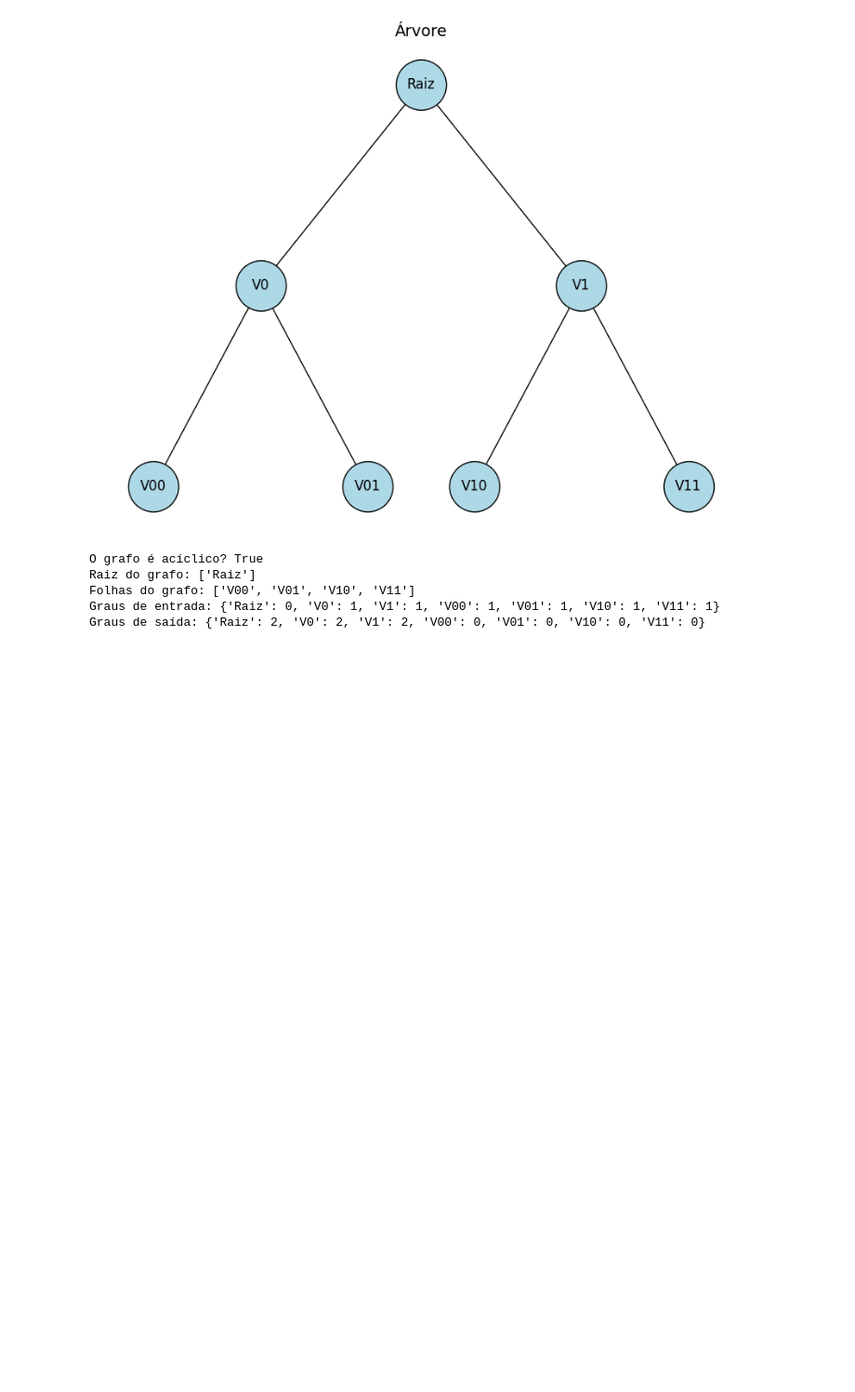
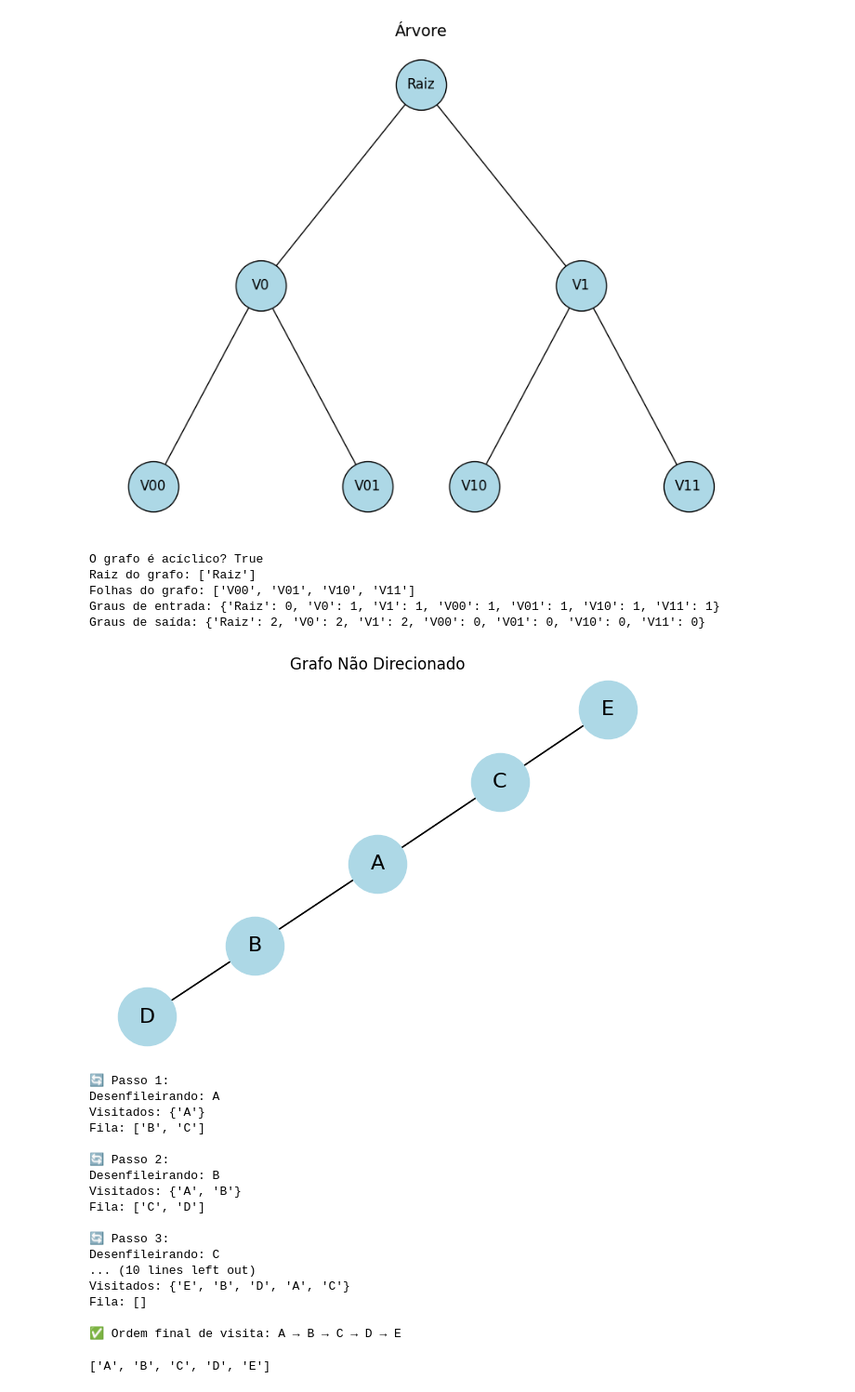
Before and after one commit to RuanSombra/Atividade-Grafos, a Jupyter notebook: ruan_pactrick_sousa.ipynb, the cells around one changed output. Shown: that part at 93% size. Cells and saved outputs as stored; diff of their text form; code cells hidden in the pictures; blank space fills up the shorter version.

Commit message:
busca em largura (bfs) e exemplo intuitivo

```diff
--- a/ruan_pactrick_sousa.ipynb
+++ b/ruan_pactrick_sousa.ipynb
@@ -397,3 +397,79 @@ Raiz do grafo: ['Raiz']
 Folhas do grafo: ['V00', 'V01', 'V10', 'V11']
 Graus de entrada: {'Raiz': 0, 'V0': 1, 'V1': 1, 'V00': 1, 'V01': 1, 'V10': 1, 'V11': 1}
 Graus de saída: {'Raiz': 2, 'V0': 2, 'V1': 2, 'V00': 0, 'V01': 0, 'V10': 0, 'V11': 0}
+# %%
+# BUSCA EM LARGURA (BFS)
+# REALIZANDO O EXEMPLO INTUITIVO
+
+import networkx as nx
+import matplotlib.pyplot as plt
+from collections import deque
+
+# Criando o grafo não dirigido
+G = nx.Graph()
+
+# Adicionando vértices e arestas
+vertices = ['A', 'B', 'C', 'D', 'E']
+arestas = [('A', 'B'), ('A', 'C'), ('B', 'D'), ('C', 'E')]
+G.add_nodes_from(vertices)
+G.add_edges_from(arestas)
+
+# Função de busca em largura (BFS)
+def bfs(grafo, inicio):
+    visitados = set()
+    fila = deque([inicio])
+    ordem_visita = []
+
+    passo = 1
+    while fila:
+        print(f"\n🔄 Passo {passo}:")
+        atual = fila.popleft()
+        print(f"Desenfileirando: {atual}")
+
+        if atual not in visitados:
+            visitados.add(atual)
+            ordem_visita.append(atual)
+            print(f"Visitados: {visitados}")
+
+            for vizinho in sorted(grafo.neighbors(atual)):
+                if vizinho not in visitados:
+                    fila.append(vizinho)
+            print(f"Fila: {list(fila)}")
+        else:
+            print(f"{atual} já visitado")
+
+        passo += 1
+
+    print(f"\n✅ Ordem final de visita: {' → '.join(ordem_visita)}")
+    return ordem_visita
+
+# Desenhar o grafo
+pos = nx.spring_layout(G)  # Layout para posicionar os nós
+plt.figure(figsize=(6, 4))
+nx.draw(G, pos, with_labels=True, node_color='lightblue', node_size=2000, font_size=16)
+nx.draw_networkx_edges(G, pos)
+plt.title("Grafo Não Direcionado")
+plt.show()
+
+# Executar a BFS a partir do nó 'A'
+bfs(G, 'A')
+# %% [output]
+[figure, added]
+🔄 Passo 1:
+Desenfileirando: A
+Visitados: {'A'}
+Fila: ['B', 'C']
+
+🔄 Passo 2:
+Desenfileirando: B
+Visitados: {'A', 'B'}
+Fila: ['C', 'D']
+
+🔄 Passo 3:
+Desenfileirando: C
+... (10 lines left out)
+Visitados: {'E', 'B', 'D', 'A', 'C'}
+Fila: []
+
+✅ Ordem final de visita: A → B → C → D → E
+['A', 'B', 'C', 'D', 'E']
```
